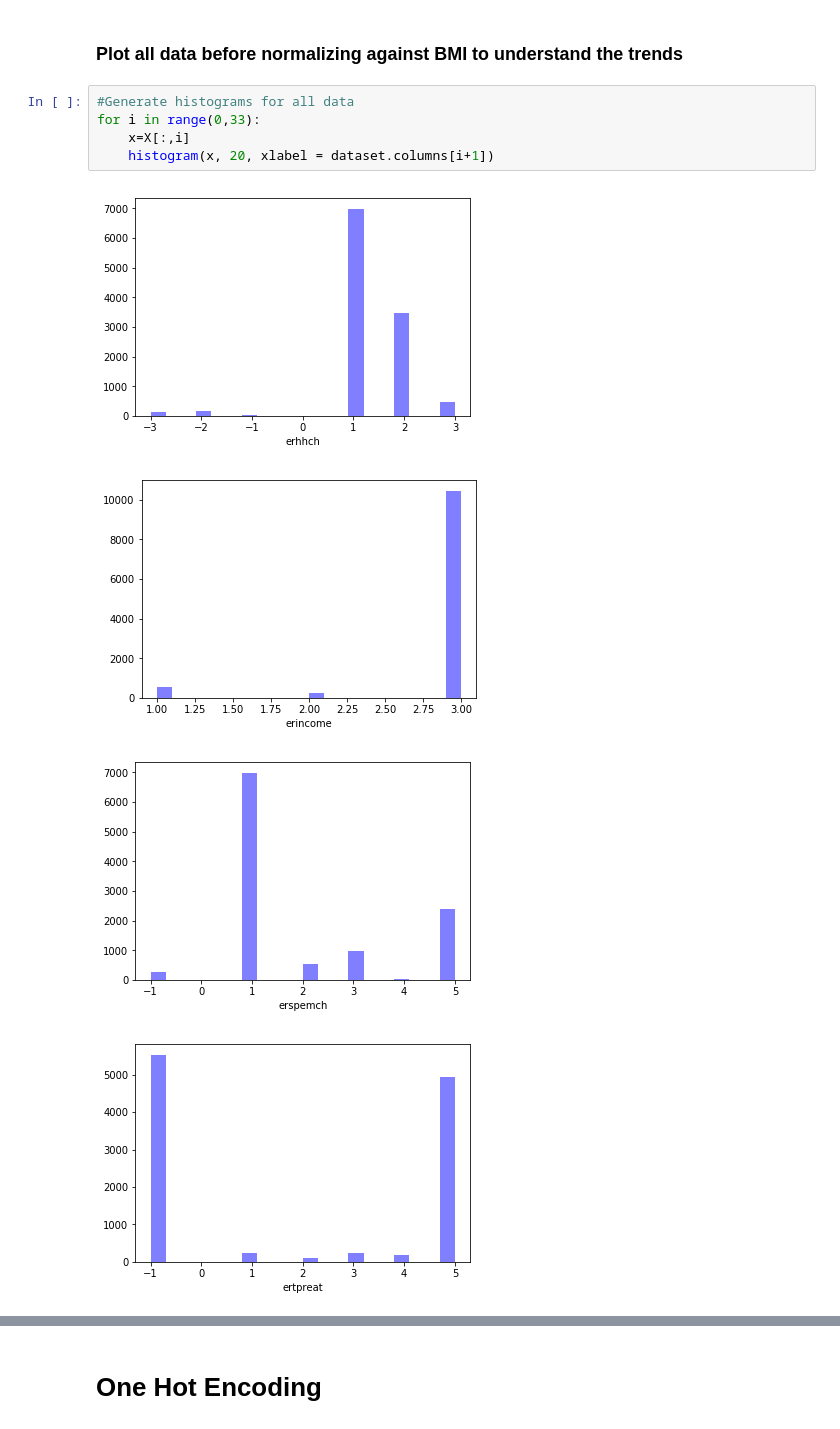
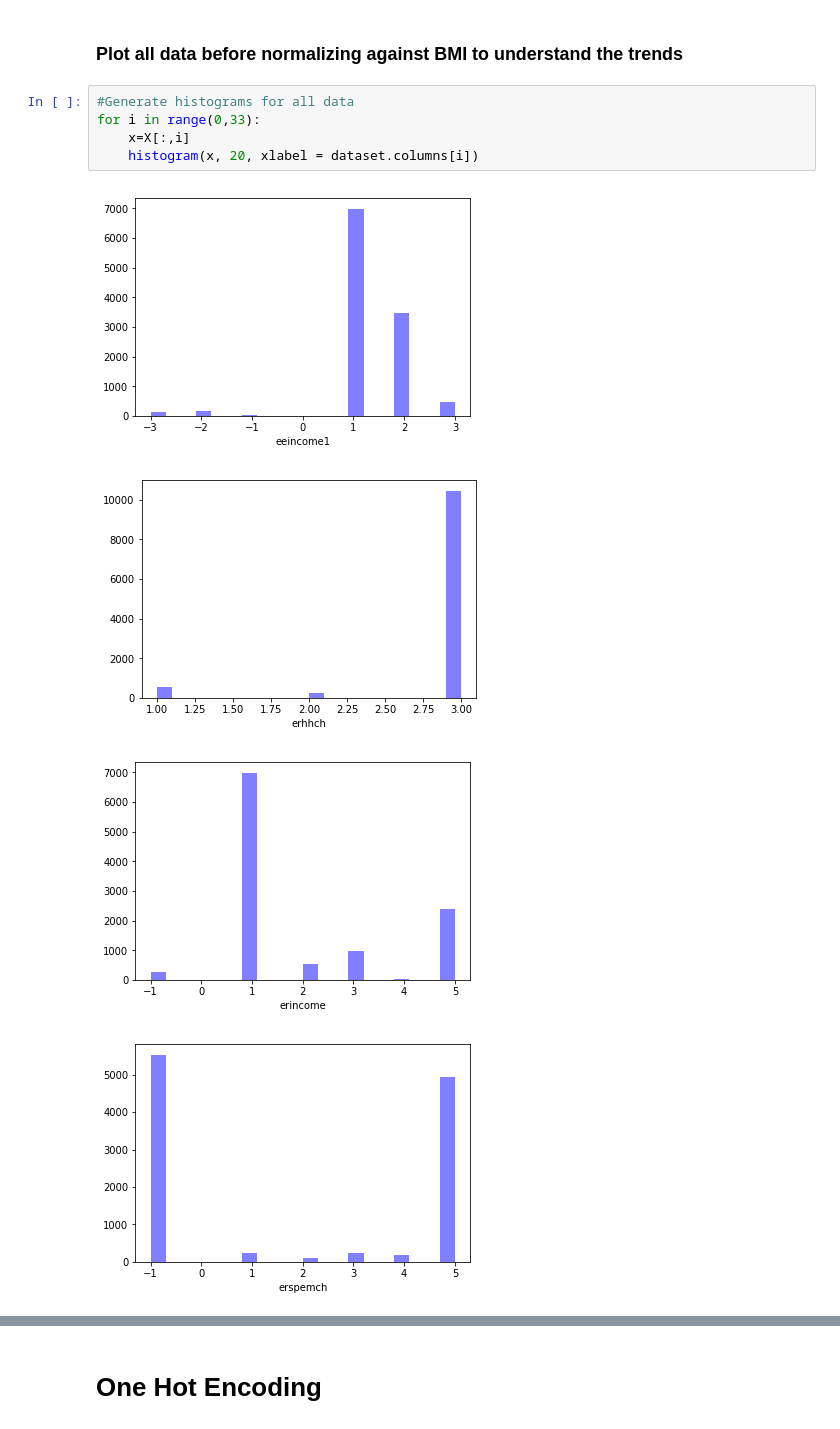
Before and after one commit to jamesdedon/763Project, a Jupyter notebook: bmiRegressionGraphs.ipynb, the cells around one changed output, grey strips where cells are left out. Cells and saved outputs as stored; diff of their text form.

```diff
--- a/bmiRegressionGraphs.ipynb
+++ b/bmiRegressionGraphs.ipynb
@@ -92,11 +92,11 @@ print(y.shape)
 # %%
 #Generate histograms for all data
 for i in range(0,33):
     x=X[:,i]
-    histogram(x, 20, xlabel = dataset.columns[i+1])
+    histogram(x, 20, xlabel = dataset.columns[i])
 # %% [output]
-[figure, old version]
+[figure, new version]
-[figure, old version]
+[figure, new version]
 [figure]
-[figure, old version]
+[figure, new version]
 [figure]
```
Also changed, not shown: parts of 2 cells of this notebook.
